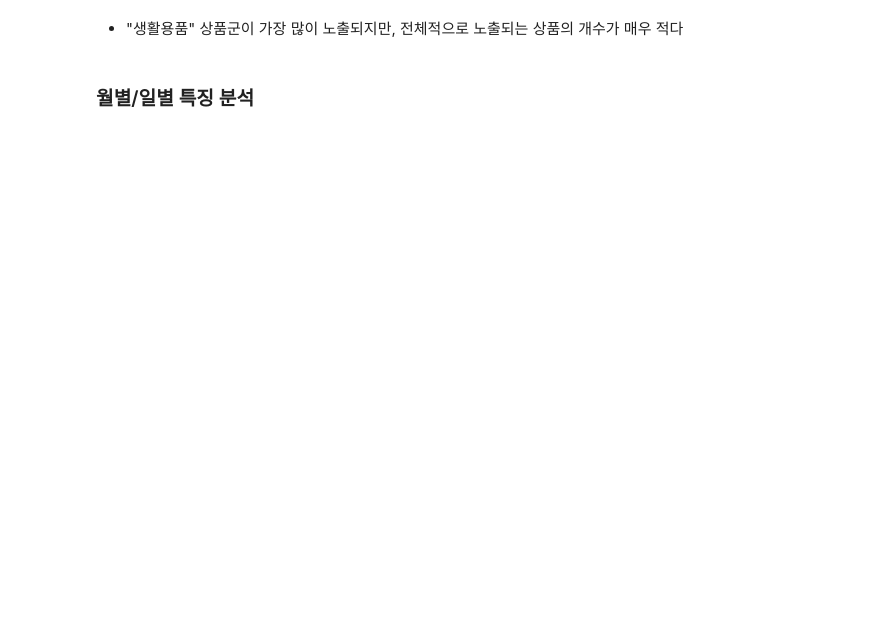
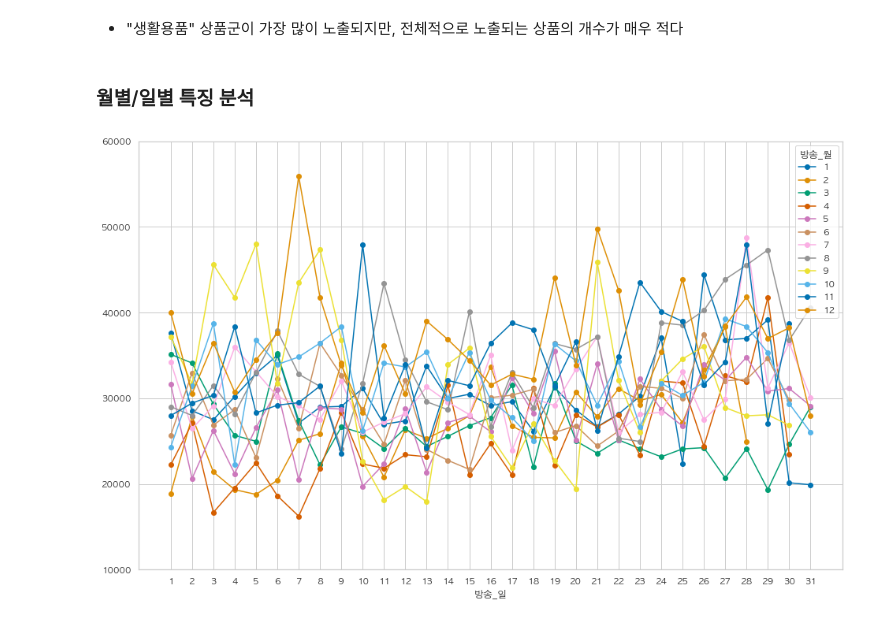
Before and after one commit to HongyeobKim/Project, a Jupyter notebook: NS-Shop/Data-Preparation-and-Exploration.ipynb, the cells around one changed output. Saved outputs shown, nothing was run; the diff lists cells and outputs as text; code cells hidden in the pictures; blank space fills up the shorter version.

```diff
--- a/NS-Shop/Data-Preparation-and-Exploration.ipynb
+++ b/NS-Shop/Data-Preparation-and-Exploration.ipynb
@@ -503,0 +502,8 @@ sales_result_ds
+# %%
+month_day_ds = sales_result_ds.pivot_table(index = '방송_일', columns = '방송_월', values = '판매개수', aggfunc = sum)
+month_day_ds.plot(marker = 'o', figsize = (16,10))
+plt.ylim([10000,60000])
+plt.xticks(month_day_ds.index)
+plt.show()
+# %% [output]
+[figure, added]
```
Also changed, not shown: parts of 14 cells of this notebook.
